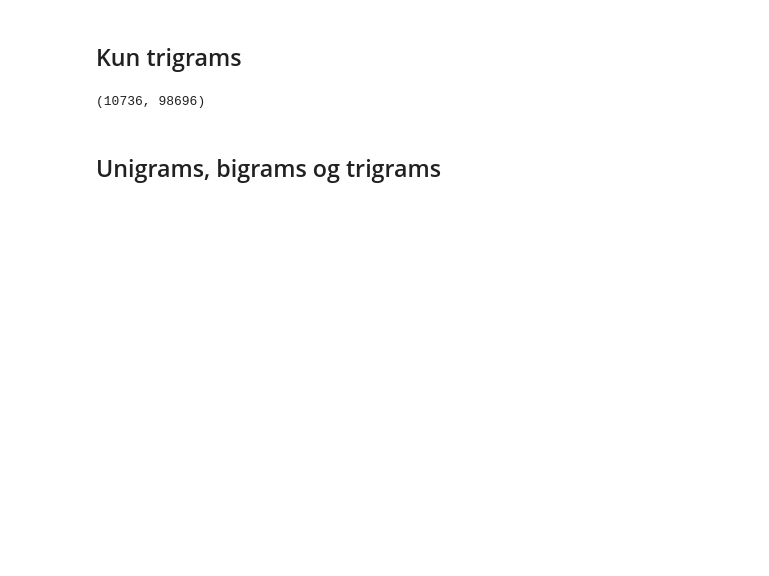
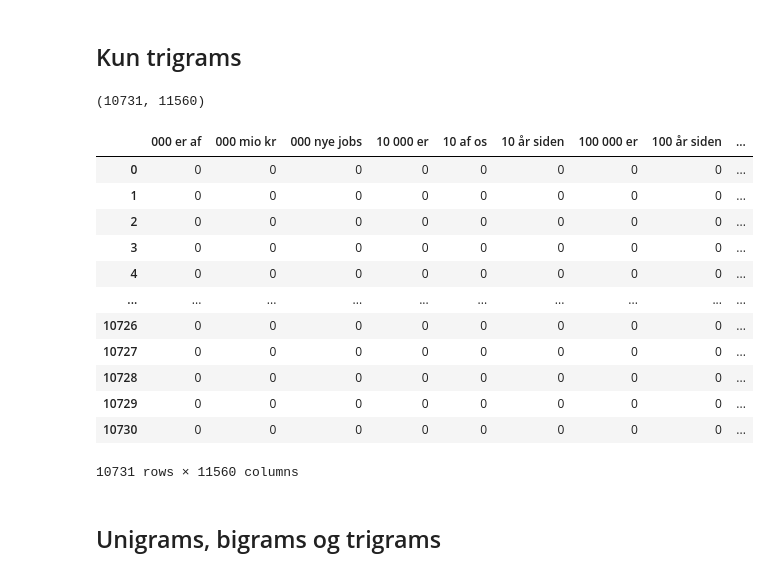
Before and after one commit to ChristianDTU/Nyt-rstaler, a Jupyter notebook: (optional) BOW-vektor + document-term matrix med sklearn.ipynb, the cells around one changed output. Drawn from its saved outputs; the diff is of its cells as text; code cells hidden in the pictures; blank space fills up the shorter version.

```diff
--- a/(optional) BOW-vektor + document-term matrix med sklearn.ipynb
+++ b/(optional) BOW-vektor + document-term matrix med sklearn.ipynb
@@ -125,11 +133,28 @@ MemoryError: Unable to allocate 4.89 GiB for an array with shape (10736, 61158)
 # %% [markdown]
 ## Kun trigrams
 # %%
-vectorizer = CountVectorizer(encoding="utf-8", ngram_range=(3,3))
+vectorizer = CountVectorizer(encoding="utf-8", ngram_range=(3,3),max_features=11560)
 x = vectorizer.fit_transform(sentences_list)
 print(x.shape)
 # %% [output]
-(10736, 98696)
+(10731, 11560)
+# %%
+count_x = pd.DataFrame(vectorizer.fit_transform(sentences_list).toarray(), columns = vectorizer.get_feature_names_out())
+display(count_x)
+# %% [output]
+|  | 000 er af | 000 mio kr | 000 nye jobs | 10 000 er | 10 af os | 10 år siden | 100 000 er | 100 år siden | ... |
+| 0 | 0 | 0 | 0 | 0 | 0 | 0 | 0 | 0 | ... |
+| 1 | 0 | 0 | 0 | 0 | 0 | 0 | 0 | 0 | ... |
+| 2 | 0 | 0 | 0 | 0 | 0 | 0 | 0 | 0 | ... |
+| 3 | 0 | 0 | 0 | 0 | 0 | 0 | 0 | 0 | ... |
+| 4 | 0 | 0 | 0 | 0 | 0 | 0 | 0 | 0 | ... |
+| ... | ... | ... | ... | ... | ... | ... | ... | ... | ... |
+| 10726 | 0 | 0 | 0 | 0 | 0 | 0 | 0 | 0 | ... |
+| 10727 | 0 | 0 | 0 | 0 | 0 | 0 | 0 | 0 | ... |
+| 10728 | 0 | 0 | 0 | 0 | 0 | 0 | 0 | 0 | ... |
+| 10729 | 0 | 0 | 0 | 0 | 0 | 0 | 0 | 0 | ... |
+| 10730 | 0 | 0 | 0 | 0 | 0 | 0 | 0 | 0 | ... |
+10731 rows × 11560 columns
 # %% [markdown]
 ## Unigrams, bigrams og trigrams
 # %%
```
Also changed, not shown: parts of 10 cells of this notebook.
